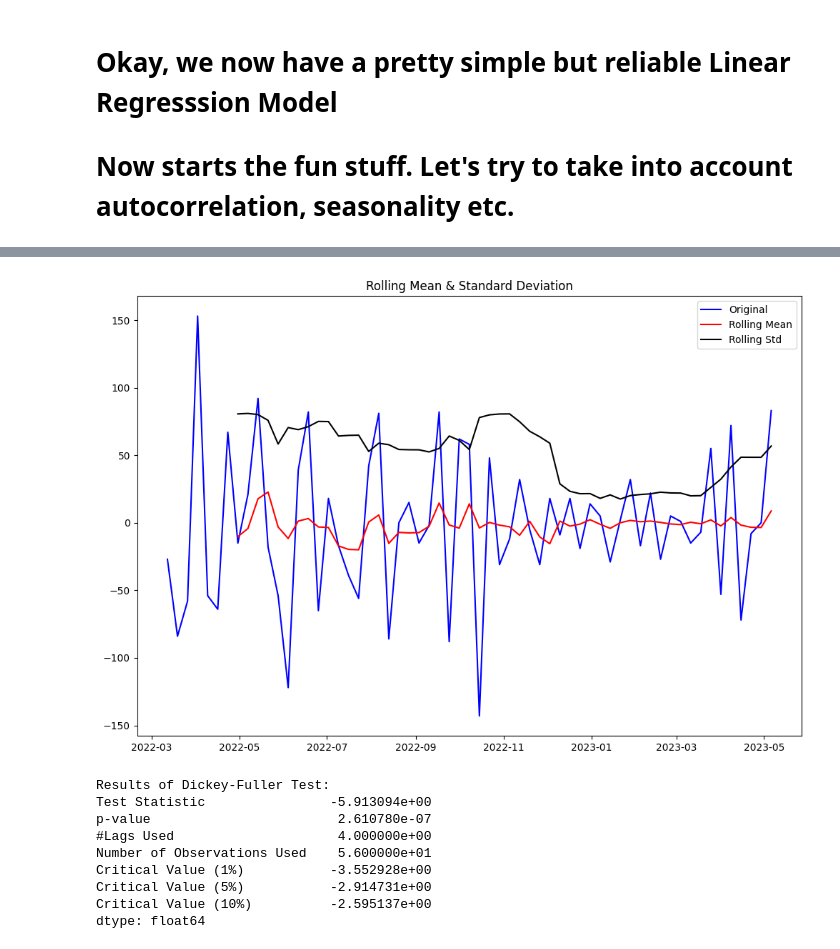
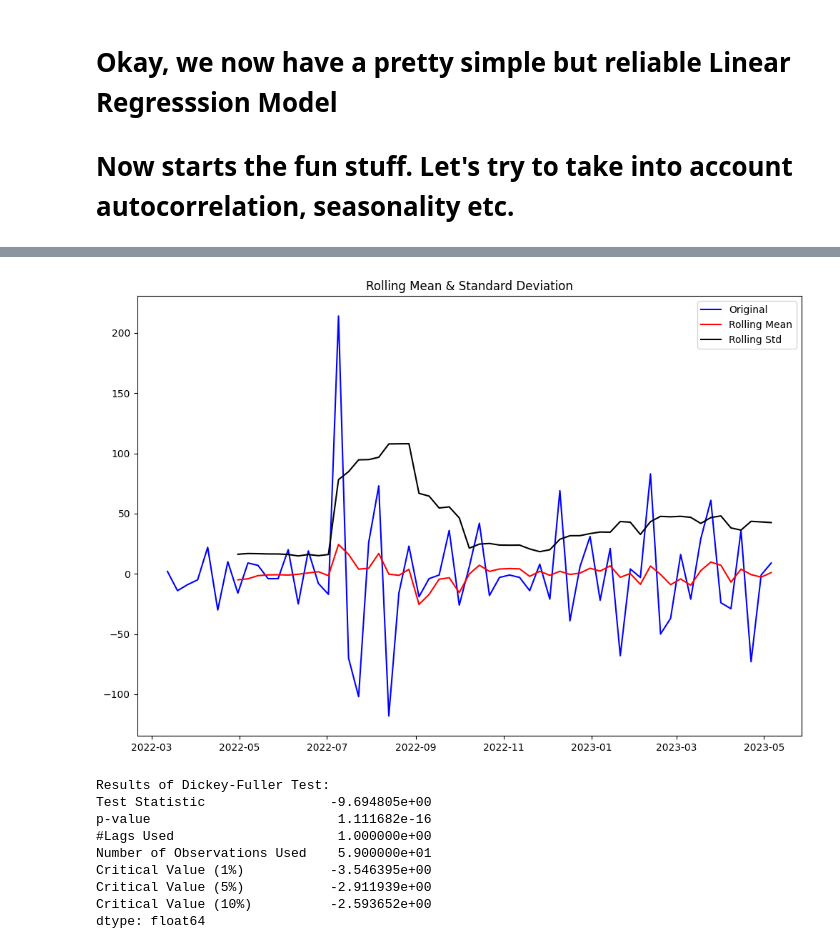
Before and after one commit to josalhor/hp-stock, a Jupyter notebook: pred.ipynb, the cells around one changed output, grey strips where cells are left out. Drawn from its saved outputs; the diff is of its cells as text; code cells hidden in the pictures.

```diff
--- a/pred.ipynb
+++ b/pred.ipynb
@@ -572,26 +584,26 @@ dtype: float64
 # %%
 
 train_prepared = train.copy()
 
 # TODO: Fill NaNs
 
-train_prepared = train_prepared[(train_prepared['product_number'] == 247737) & (train_prepared['date'] >= CONSIDER_FROM)]
+train_prepared = train_prepared[(train_prepared['product_number'] == 25662) & (train_prepared['date'] >= CONSIDER_FROM)]
 train_prepared = train_prepared.groupby('date').agg({'sales_units': 'sum'})['sales_units']
 
 train_prepared['first_difference'] = train_prepared - train_prepared.shift(1)
 test_stationarity(train_prepared['first_difference'].dropna(inplace=False))
 
 timeseries = train_prepared['first_difference']
 # %% [output]
-[figure, old version]
+[figure, new version]
 Results of Dickey-Fuller Test:
-Test Statistic                -5.913094e+00
-p-value                        2.610780e-07
-#Lags Used                     4.000000e+00
-Number of Observations Used    5.600000e+01
-Critical Value (1%)           -3.552928e+00
-Critical Value (5%)           -2.914731e+00
-Critical Value (10%)          -2.595137e+00
+Test Statistic                -9.694805e+00
+p-value                        1.111682e-16
+#Lags Used                     1.000000e+00
+Number of Observations Used    5.900000e+01
+Critical Value (1%)           -3.546395e+00
+Critical Value (5%)           -2.911939e+00
+Critical Value (10%)          -2.593652e+00
 dtype: float64
 # %%
 from statsmodels.graphics.tsaplots import plot_acf, plot_pacf
```
Also changed, not shown: parts of 11 cells of this notebook, 2 other files.
